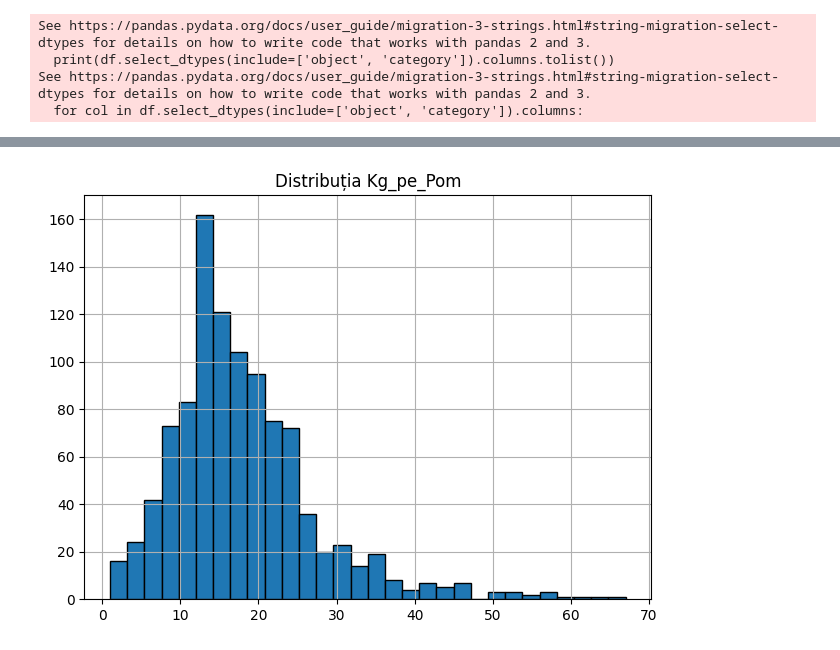
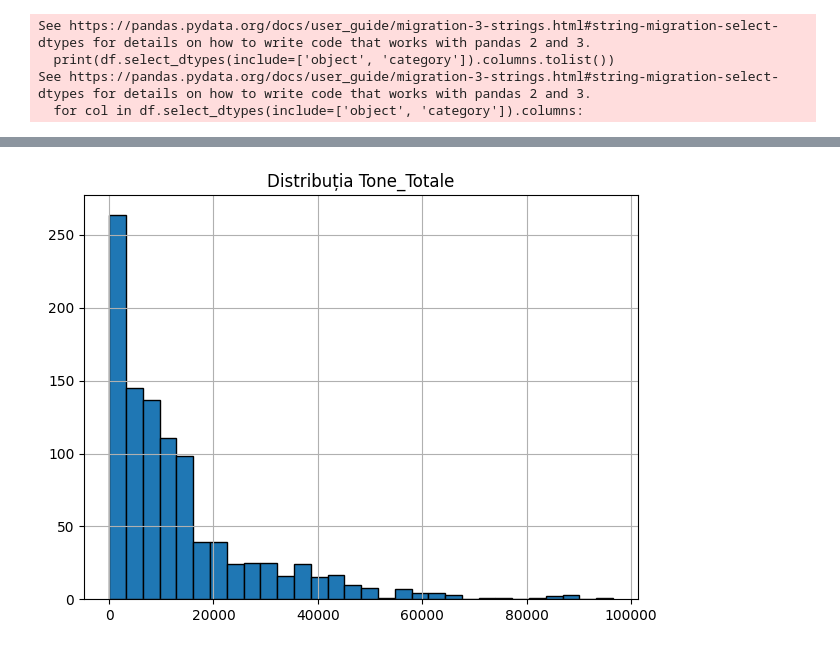
Before and after one commit to PopAdrian1/ML-project, a Jupyter notebook: Implementare/main.ipynb, the cells around one changed output, grey strips where cells are left out. Cells and saved outputs as stored; diff of their text form; code cells hidden in the pictures.

```diff
--- a/Implementare/main.ipynb
+++ b/Implementare/main.ipynb
@@ -121,8 +77,8 @@ Impact_Inghet_Primavara       NaN             NaN               0.947484
 # %%
 # Distribuția targetului
-df['Kg_pe_Pom'].hist(bins=30, edgecolor='black')
-plt.title('Distribuția Kg_pe_Pom')
+df['Tone_Totale'].hist(bins=30, edgecolor='black')
+plt.title('Distribuția Tone_Totale')
 plt.tight_layout()
 plt.show()
 # %% [output]
-[figure, old version]
+[figure, new version]
```
Also changed, not shown: parts of 11 cells of this notebook.
